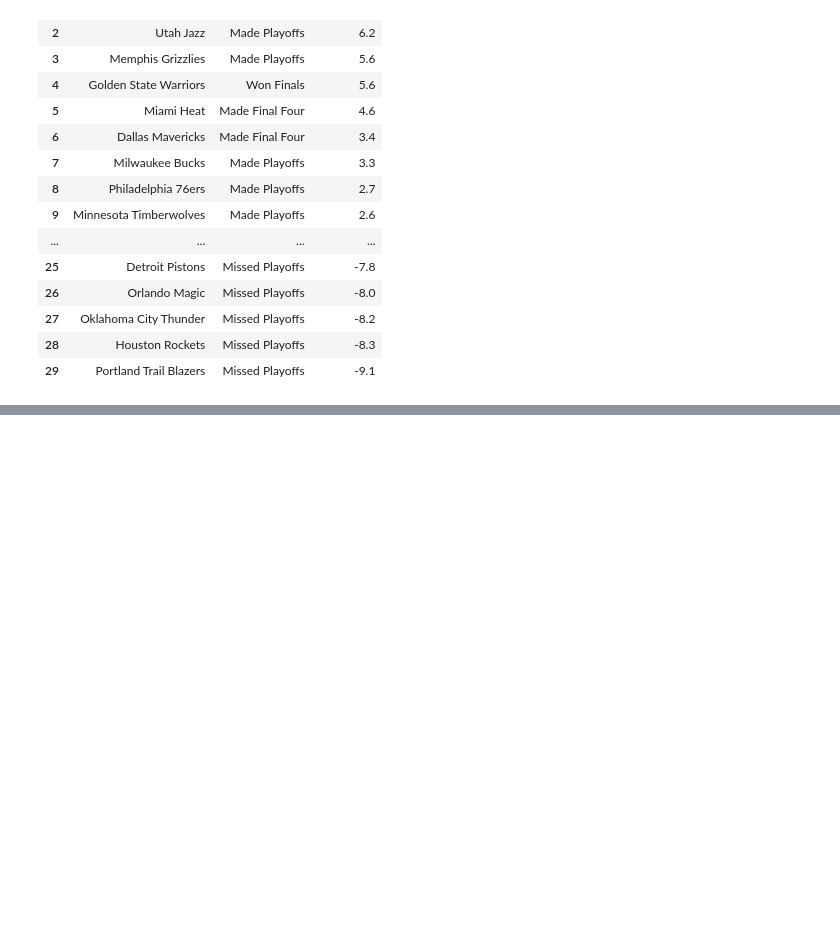
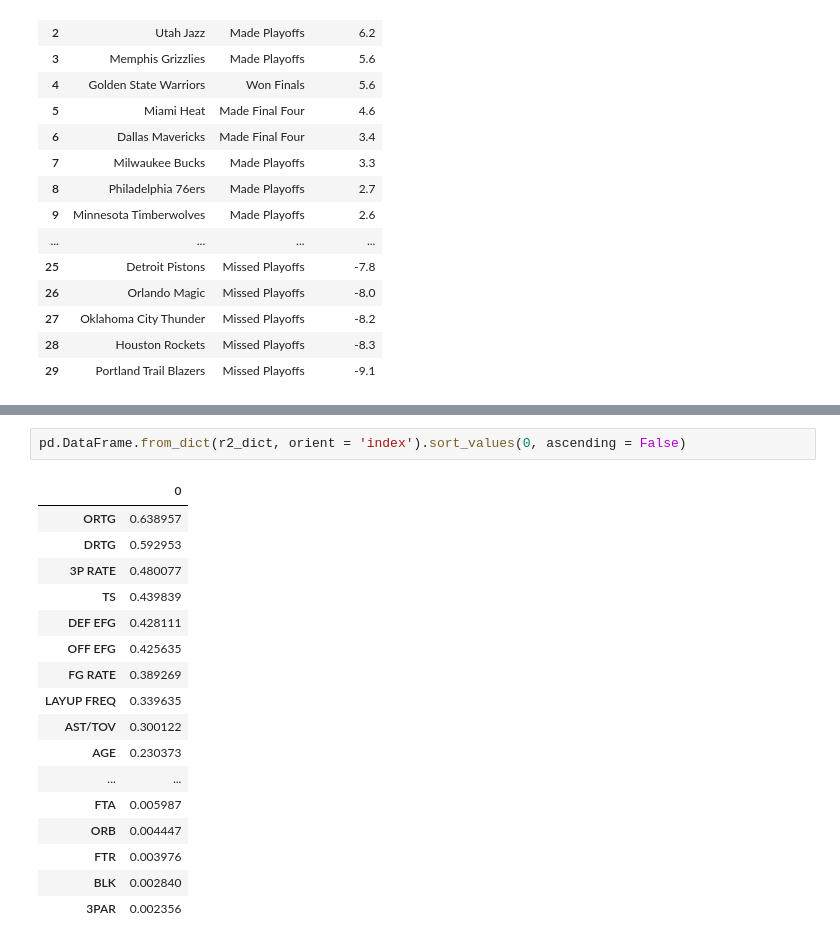
Before and after one commit to Kc1227/Math-42-Final-Project, a Jupyter notebook: EDA.ipynb, the cells around one changed output, grey strips where cells are left out. Drawn from its saved outputs; the diff is of its cells as text; blank space fills up the shorter version.

```diff
--- a/EDA.ipynb
+++ b/EDA.ipynb
@@ -99,0 +153,20 @@ df[['TEAM', 'PLAYOFFS', "Net Rating"]].sort_values("Net Rating", ascending = Fal
+# %%
+pd.DataFrame.from_dict(r2_dict, orient = 'index').sort_values(0, ascending = False)
+# %% [output]
+|  | 0 |
+| ORTG | 0.638957 |
+| DRTG | 0.592953 |
+| 3P RATE | 0.480077 |
+| TS | 0.439839 |
+| DEF EFG | 0.428111 |
+| OFF EFG | 0.425635 |
+| FG RATE | 0.389269 |
+| LAYUP FREQ | 0.339635 |
+| AST/TOV | 0.300122 |
+| AGE | 0.230373 |
+| ... | ... |
+| FTA | 0.005987 |
+| ORB | 0.004447 |
+| FTR | 0.003976 |
+| BLK | 0.002840 |
+| 3PAR | 0.002356 |
```
Also changed, not shown: parts of 4 cells of this notebook.
